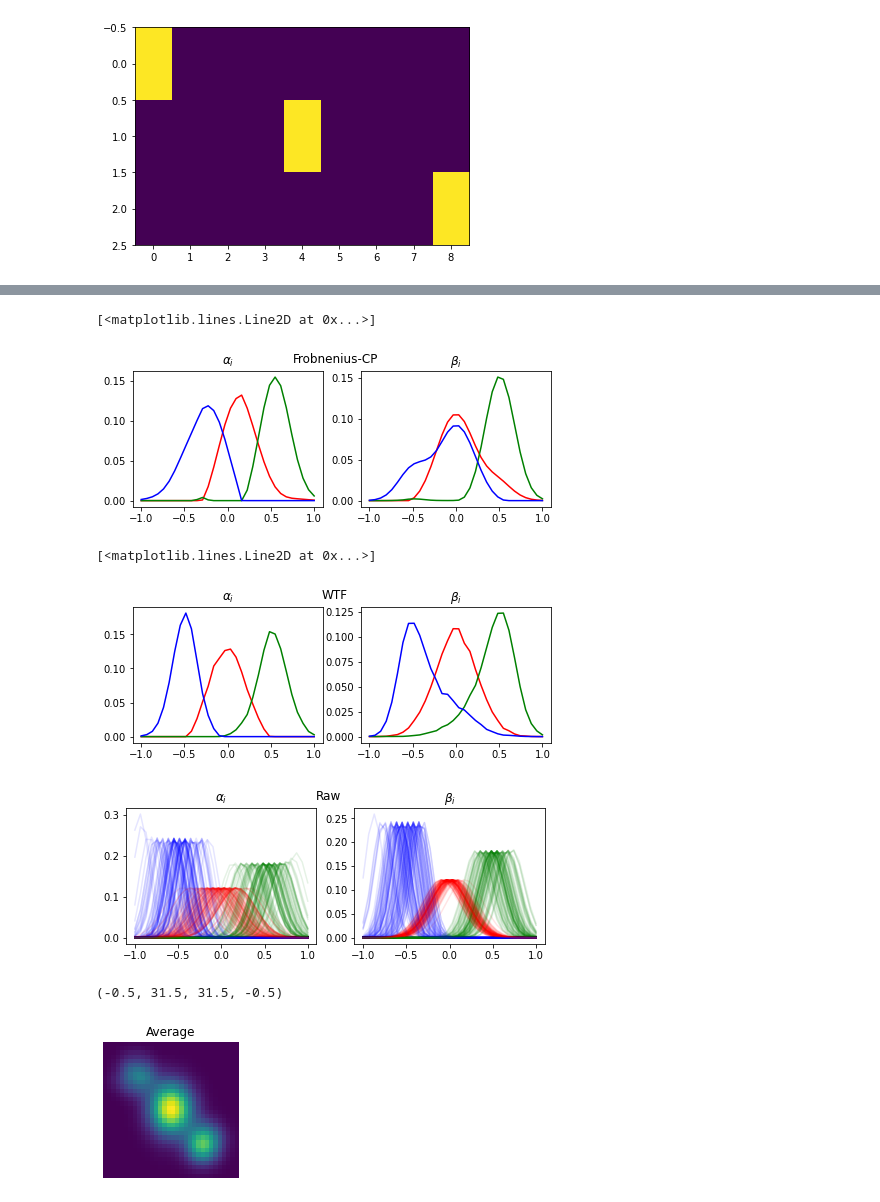
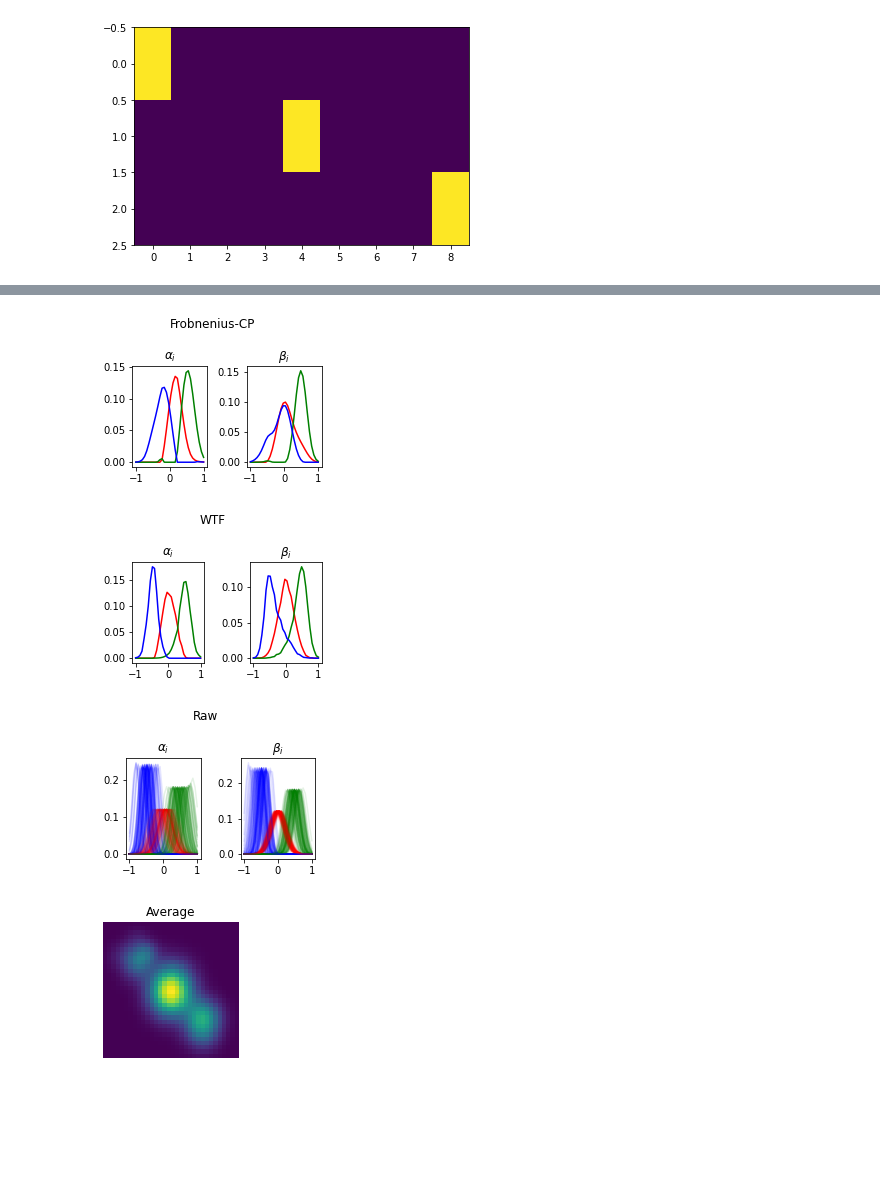
Before and after one commit to zsteve/wtf, a Jupyter notebook: examples/example.ipynb, the cells around one changed output, grey strips where cells are left out. Saved outputs shown, nothing was run; the diff lists cells and outputs as text; code cells hidden in the pictures; blank space fills up the shorter version.

```diff
--- a/examples/example.ipynb
+++ b/examples/example.ipynb
@@ -8,6 +8,6 @@
 !pip install gwot
 # %%
 PLT_CELL = 2.5
-figs_path = "/home/szhangubcmath/wtf/manuscript/figs/"
+figs_path = "/home/zsteve/wtf/manuscript/figs/"
 # %%
 import sys
@@ -179,22 +202,22 @@ for i in range(3):
 # %%
-plt.figure(figsize = (3*PLT_CELL, PLT_CELL))
+plt.figure(figsize = (4/3*PLT_CELL, PLT_CELL))
 plt.suptitle("Frobnenius-CP")
 plt.subplot(1, 2, 1)
 plt.title("$\\alpha_i$")
 plt.plot(np.linspace(-1, 1, 32), wtf.normalise(factor_cp.factors[1][:, 0]), color = "red")
 plt.plot(np.linspace(-1, 1, 32), wtf.normalise(factor_cp.factors[1][:, 1]), color = "green")
 plt.plot(np.linspace(-1, 1, 32), wtf.normalise(factor_cp.factors[1][:, 2]), color = "blue")
 plt.subplot(1, 2, 2)
 plt.title("$\\beta_i$")
 plt.plot(np.linspace(-1, 1, 32), wtf.normalise(factor_cp.factors[2][:, 0]), color = "red")
 plt.plot(np.linspace(-1, 1, 32), wtf.normalise(factor_cp.factors[2][:, 1]), color = "green")
 plt.plot(np.linspace(-1, 1, 32), wtf.normalise(factor_cp.factors[2][:, 2]), color = "blue")
-# plt.savefig(figs_path + "3mode_atoms_cp.pdf")
+plt.tight_layout()
+plt.savefig(figs_path + "3mode_slice_atoms_cp.pdf")
 # %% [output]
-[<matplotlib.lines.Line2D at 0x...>]
-[figure, old version]
+[figure, new version]
 # %%
-plt.figure(figsize = (3*PLT_CELL, PLT_CELL))
+plt.figure(figsize = (4/3*PLT_CELL, PLT_CELL))
 plt.subplot(1, 2, 1)
 plt.suptitle("WTF")
 plt.title("$\\alpha_i$")
@@ -206,12 +229,12 @@ plt.title("$\\beta_i$")
 plt.plot(np.linspace(-1, 1, 32), A[2][:, 0].cpu(), color = "red")
 plt.plot(np.linspace(-1, 1, 32), A[2][:, 1].cpu(), color = "green")
 plt.plot(np.linspace(-1, 1, 32), A[2][:, 2].cpu(), color = "blue")
-# plt.savefig(figs_path + "3mode_atoms_wtf.pdf")
+plt.tight_layout()
+plt.savefig(figs_path + "3mode_slice_atoms_wtf.pdf")
 # %% [output]
-[<matplotlib.lines.Line2D at 0x...>]
-[figure, old version]
+[figure, new version]
 # %%
-plt.figure(figsize = (3*PLT_CELL, PLT_CELL))
+plt.figure(figsize = (4/3*PLT_CELL, PLT_CELL))
 plt.suptitle("Raw")
 plt.subplot(1, 2, 1)
 plt.title("$\\alpha_i$")
@@ -225,18 +248,18 @@ for i in range(N):
     plt.plot(np.linspace(-1, 1, 32), wtf.normalise(factors1[i][1]), color = "red", alpha = 0.1)
     plt.plot(np.linspace(-1, 1, 32), wtf.normalise(factors2[i][1]), color = "green", alpha = 0.1)
     plt.plot(np.linspace(-1, 1, 32), wtf.normalise(factors3[i][1]), color = "blue", alpha = 0.1)
-# plt.savefig(figs_path + "3mode_atoms_raw.pdf")
+plt.tight_layout()
+plt.savefig(figs_path + "3mode_slice_atoms_raw.pdf")
 # %% [output]
-[figure, old version]
+[figure, new version]
 # %%
 plt.figure(figsize = (PLT_CELL, PLT_CELL))
 plt.title("Average")
 plt.imshow(X.sum(0))
 plt.axis("off")
-# plt.savefig(figs_path + "3mode_avg.pdf")
+plt.savefig(figs_path + "3mode_slice_avg.pdf")
 # %% [output]
-(-0.5, 31.5, 31.5, -0.5)
-[figure, old version]
+[figure, new version]
 # %%
 plt.figure(figsize = (2*PLT_CELL, PLT_CELL))
 plt.suptitle("Sample observations")
```
Also changed, not shown: parts of 16 cells of this notebook, 26 other files.
